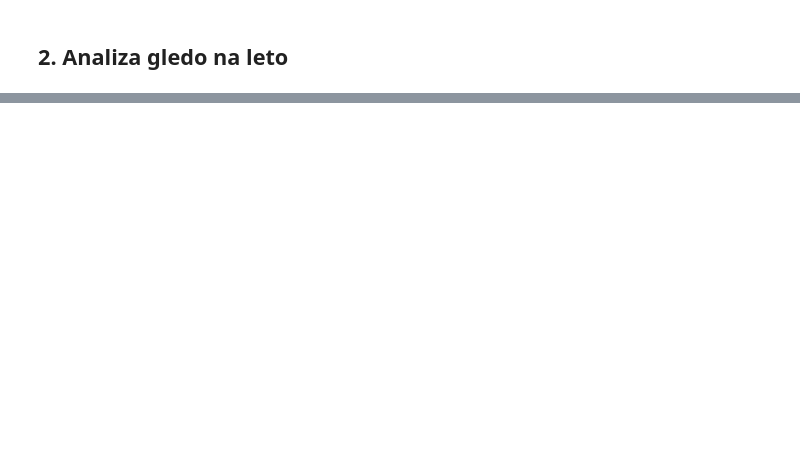
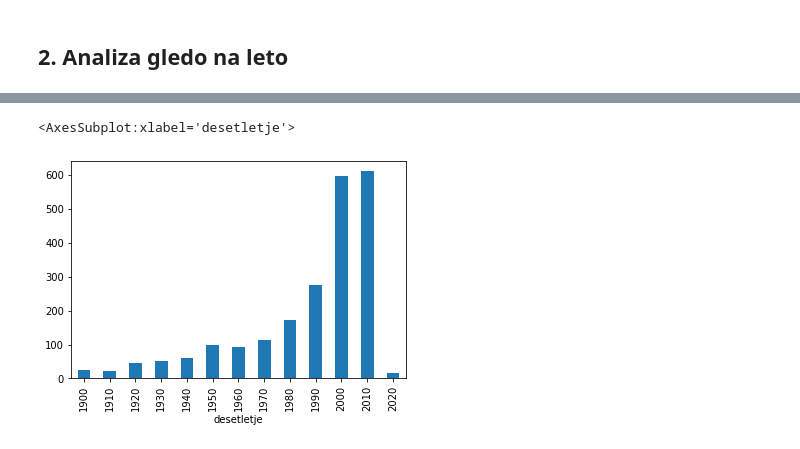
Before and after one commit to tajapezdir/analiza-podatkov, a Jupyter notebook: analiza.ipynb, the cells around one changed output, grey strips where cells are left out. Saved outputs shown, nothing was run; the diff lists cells and outputs as text; code cells hidden in the pictures; blank space fills up the shorter version.

```diff
--- a/analiza.ipynb
+++ b/analiza.ipynb
@@ -112,0 +131,6 @@ Rezultat ni presenetljiv. Vsi avotrji so napisali ogromno knjig, ki so bile v ve
+# %%
+knjige_19_20 = knjige[(knjige.stoletje >= 20)]
+knjige_19_20.groupby('desetletje').size().plot.bar()
+# %% [output]
+<AxesSubplot:xlabel='desetletje'>
+[figure, added]
```
Also changed, not shown: parts of 22 cells of this notebook.
